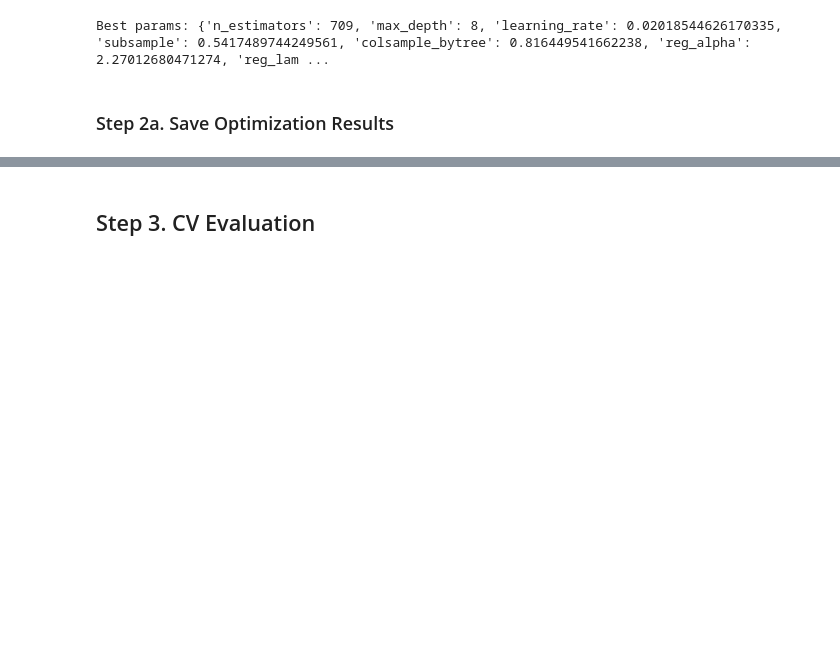
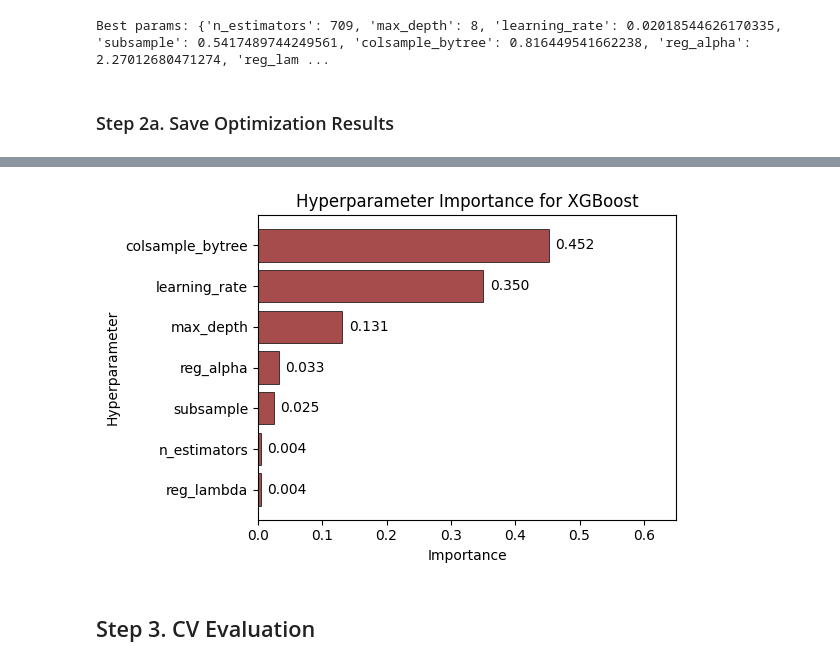
Before and after one commit to ReillyOareVT/HydroLearners_Proj, a Jupyter notebook: mean_regression/Mean_Regression_Training_v2.ipynb, the cells around one changed output, grey strips where cells are left out. Saved outputs shown, nothing was run; the diff lists cells and outputs as text; code cells hidden in the pictures; blank space fills up the shorter version.

```diff
--- a/mean_regression/Mean_Regression_Training_v2.ipynb
+++ b/mean_regression/Mean_Regression_Training_v2.ipynb
@@ -237,3 +295,43 @@ trials_df.to_csv(trials_path, index=False)
+# %%
+# Get hyperparameter importance
+importance = optuna.importance.get_param_importances(xgb_study)
+params = list(importance.keys())
+values = list(importance.values())
+
+# Sort by importance (descending)
+params, values = zip(*sorted(zip(params, values), key=lambda x: x[1], reverse=False))
+
+# Create figure
+fig, ax = plt.subplots(figsize=(6, 4))
+
+# Horizontal bar plot
+bars = ax.barh(params, values, color="maroon", edgecolor="black", linewidth=0.7, alpha=0.7)
+
+# Customizing aesthetics
+ax.set_facecolor("white")
+
+# Labels and title
+ax.set_xlim([0,0.65])
+ax.set_xlabel("Importance")
+ax.set_ylabel("Hyperparameter")
+ax.set_title("Hyperparameter Importance for XGBoost")
+
+# Show exact importance values on bars
+for bar, value in zip(bars, values):
+    ax.text(
+        bar.get_width() + 0.01, bar.get_y() + bar.get_height() / 2,
+        f"{value:.3f}", ha="left", va="center"
+    )
+plt.tight_layout()
+
+# Save fig
+opt_imp_path = os.path.join(BASE_DIR, 'mean_regression', 'optimization_importance.png')
+plt.savefig(opt_imp_path, dpi = 400)
+
+# Show the plot
+plt.show()
+# %% [output]
+[figure, added]
 # %% [markdown]
 ## Step 3. CV Evaluation
 # %%
```
Also changed, not shown: parts of 14 cells of this notebook.
